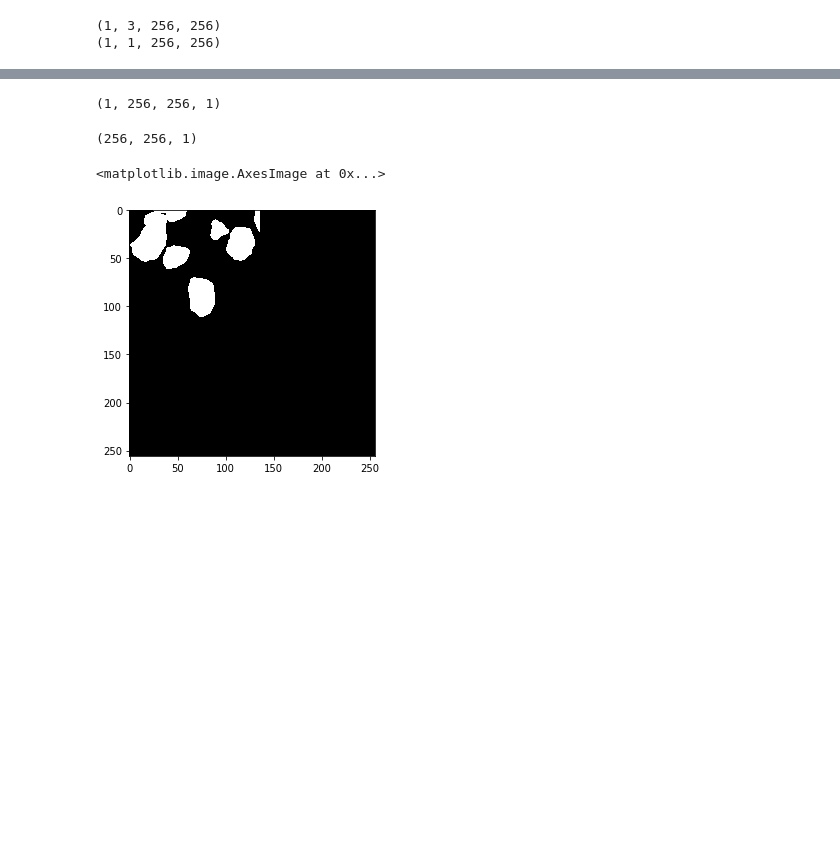
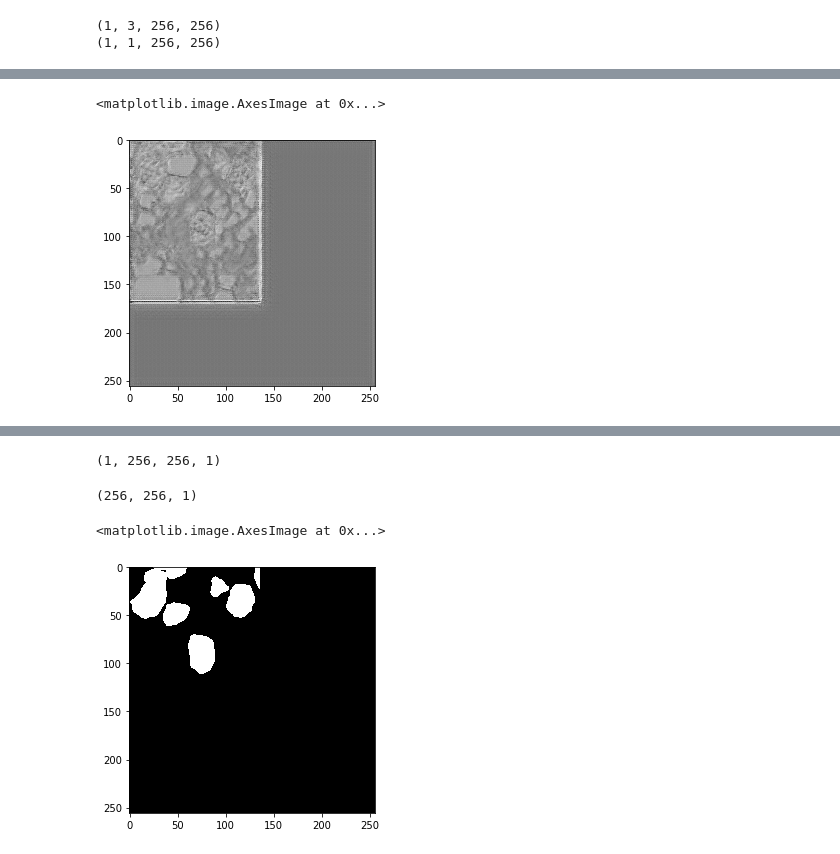
Before and after one commit to Prabhat-IIT/Pytorch-Unet-Nuclei-Segmentation, a Jupyter notebook: Untitled1.ipynb, the cells around one changed output, grey strips where cells are left out. Drawn from its saved outputs; the diff is of its cells as text; code cells hidden in the pictures; blank space fills up the shorter version.

```diff
--- a/Untitled1.ipynb
+++ b/Untitled1.ipynb
@@ -114,0 +95,5 @@ tensor(1.00000e-41 *
+# %%
+io.imshow(tts)
+# %% [output]
+<matplotlib.image.AxesImage at 0x...>
+[figure, added]
```
Also changed, not shown: parts of 9 cells of this notebook, 2 other files.
